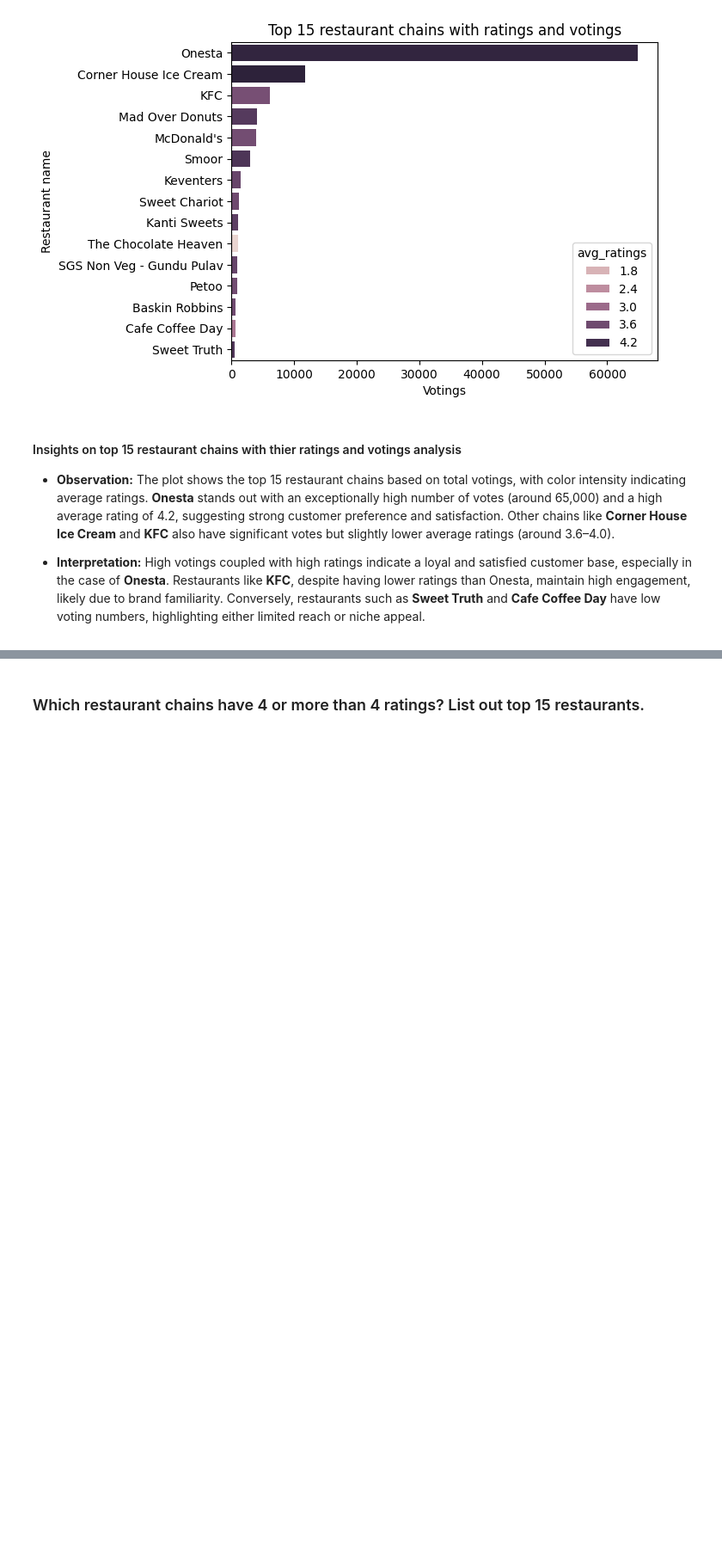
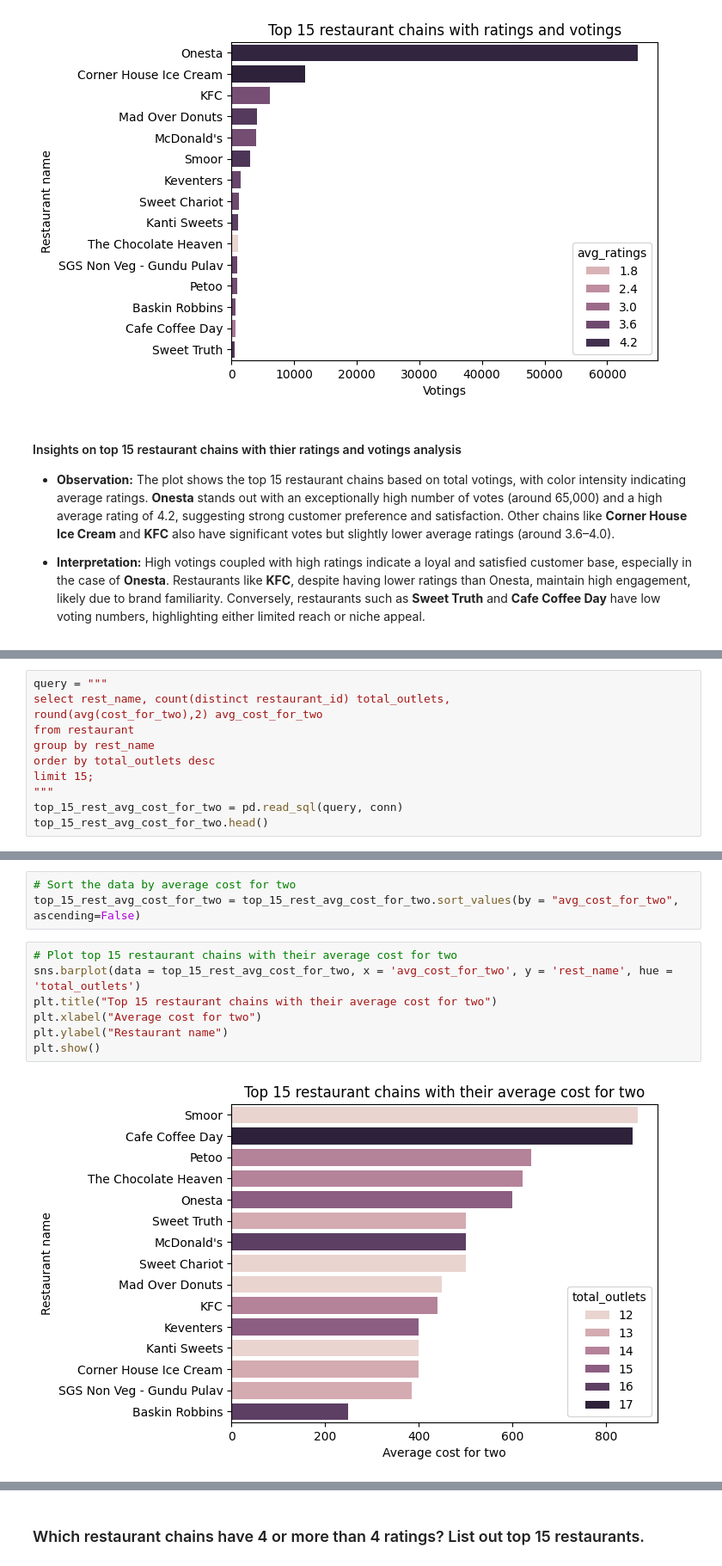
Before and after one commit to Bhuvi128/Bengaluru-Restaurant-Trends-Analysis, a Jupyter notebook: Bengaluru Restaurant Trends Analysis.ipynb, the cells around one changed output, grey strips where cells are left out. Shown at 86% size. Drawn from its saved outputs; the diff is of its cells as text; blank space fills up the shorter version.

```diff
--- a/Bengaluru Restaurant Trends Analysis.ipynb
+++ b/Bengaluru Restaurant Trends Analysis.ipynb
@@ -286,0 +364,11 @@ plt.show()
+# %%
+query = """
+select rest_name, count(distinct restaurant_id) total_outlets,
+round(avg(cost_for_two),2) avg_cost_for_two
+from restaurant
+group by rest_name
+order by total_outlets desc
+limit 15;
+"""
+top_15_rest_avg_cost_for_two = pd.read_sql(query, conn)
+top_15_rest_avg_cost_for_two.head()
@@ -286,0 +382,12 @@ plt.show()
+# %%
+# Sort the data by average cost for two
+top_15_rest_avg_cost_for_two = top_15_rest_avg_cost_for_two.sort_values(by = "avg_cost_for_two", ascending=False)
+# %%
+# Plot top 15 restaurant chains with their average cost for two
+sns.barplot(data = top_15_rest_avg_cost_for_two, x = 'avg_cost_for_two', y = 'rest_name', hue = 'total_outlets')
+plt.title("Top 15 restaurant chains with their average cost for two")
+plt.xlabel("Average cost for two")
+plt.ylabel("Restaurant name")
+plt.show()
+# %% [output]
+[figure, added]
```
Also changed, not shown: parts of 34 cells of this notebook, 1 other file.
